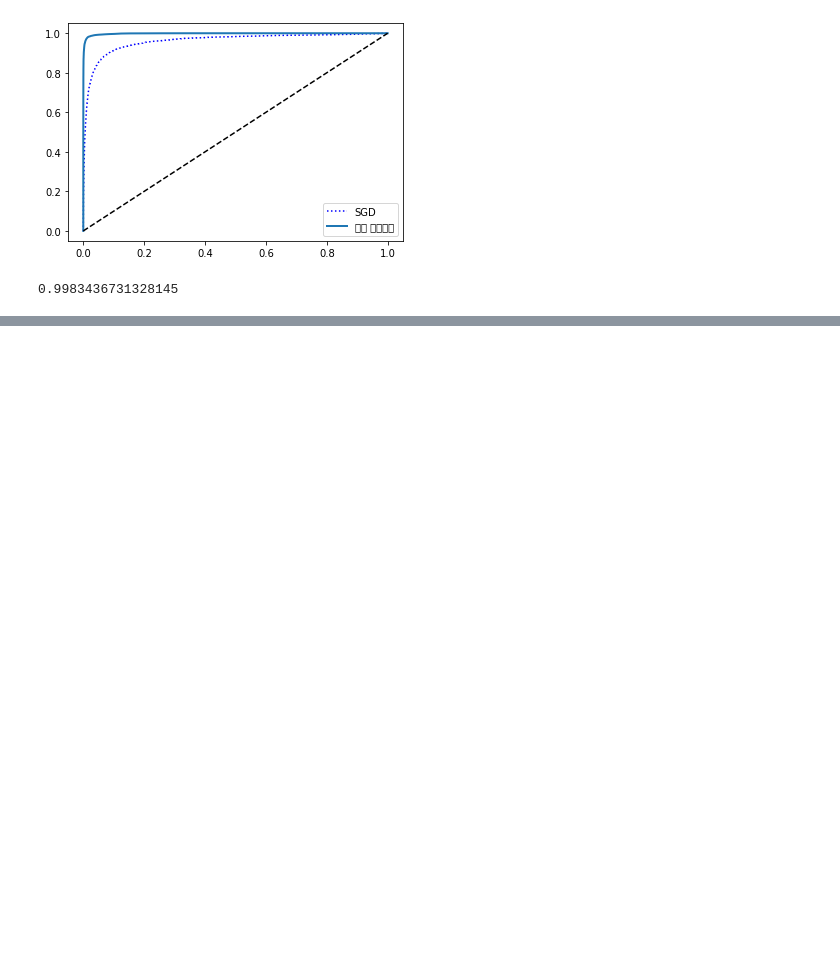
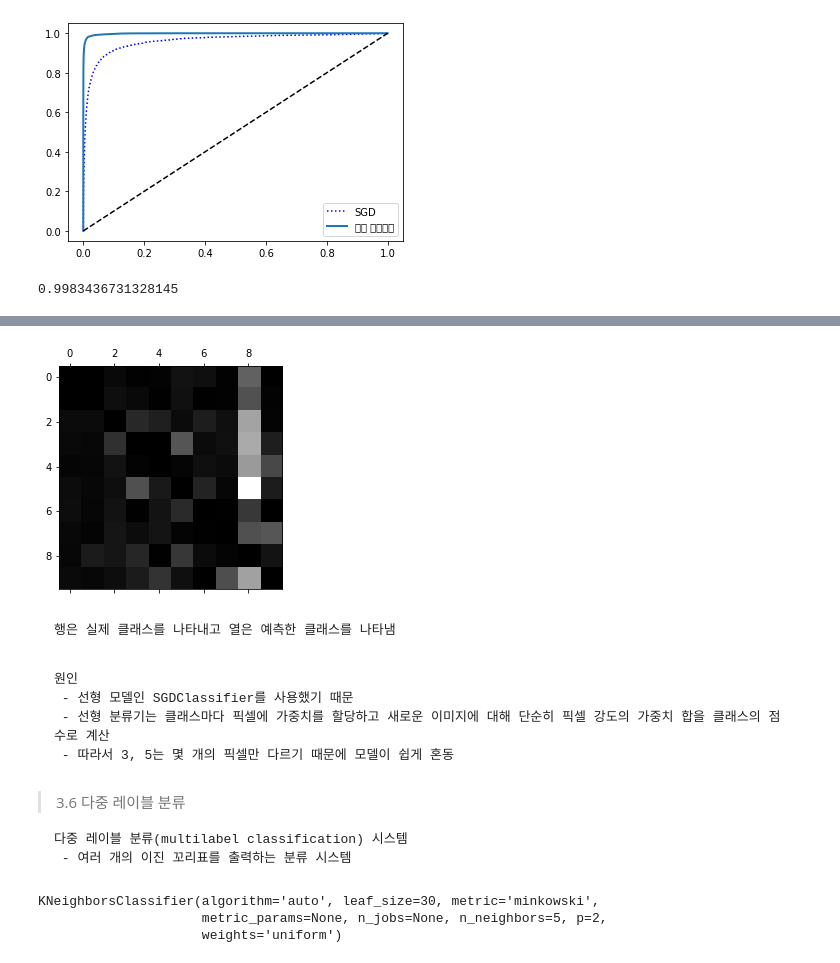
Before and after one commit to js-june-moon/practice, a Jupyter notebook: HandsOnML.ipynb, the cells around one changed output, grey strips where cells are left out. Cells and saved outputs as stored; diff of their text form; code cells hidden in the pictures; blank space fills up the shorter version.

```diff
--- a/HandsOnML.ipynb
+++ b/HandsOnML.ipynb
@@ -1383,0 +1498,16 @@ roc_auc_score(y_train_5, y_scores_forest)
+# %%
+# 그래프의 에러 부분에 초점 맞추기
+# 먼저 오차 행렬의 각 값에 대응되는 클래스의 이미지 개수로 나눠 에러 비율 비교
+
+row_sums = conf_mx.sum(axis=1, keepdims=True)
+norm_conf_mx = conf_mx / row_sums
+# %%
+# 다른 항목은 유지하고 주대각선만 0으로 채워 그래프 그리기
+
+np.fill_diagonal(norm_conf_mx, 0)
+plt.matshow(norm_conf_mx, cmap=plt.cm.gray)
+plt.show()
+# %% [output]
+[figure, added]
+# %% [markdown]
+    행은 실제 클래스를 나타내고 열은 예측한 클래스를 나타냄
@@ -1383,0 +1545,23 @@ roc_auc_score(y_train_5, y_scores_forest)
+# %% [markdown]
+    원인
+     - 선형 모델인 SGDClassifier를 사용했기 때문
+     - 선형 분류기는 클래스마다 픽셀에 가중치를 할당하고 새로운 이미지에 대해 단순히 픽셀 강도의 가중치 합을 클래스의 점수로 계산
+     - 따라서 3, 5는 몇 개의 픽셀만 다르기 때문에 모델이 쉽게 혼동
+# %% [markdown]
+> 3.6 다중 레이블 분류
+
+    다중 레이블 분류(multilabel classification) 시스템
+     - 여러 개의 이진 꼬리표를 출력하는 분류 시스템
+# %%
+from sklearn.neighbors import KNeighborsClassifier
+
+y_train_large = (y_train >= 7)
+y_train_odd = (y_train % 2 == 1)
+y_multilabel = np.c_[y_train_large, y_train_odd]
+
+knn_clf = KNeighborsClassifier()
+knn_clf.fit(X_train, y_multilabel)
+# %% [output]
+KNeighborsClassifier(algorithm='auto', leaf_size=30, metric='minkowski',
+                     metric_params=None, n_jobs=None, n_neighbors=5, p=2,
+                     weights='uniform')
```
Also changed, not shown: parts of 35 cells of this notebook.
